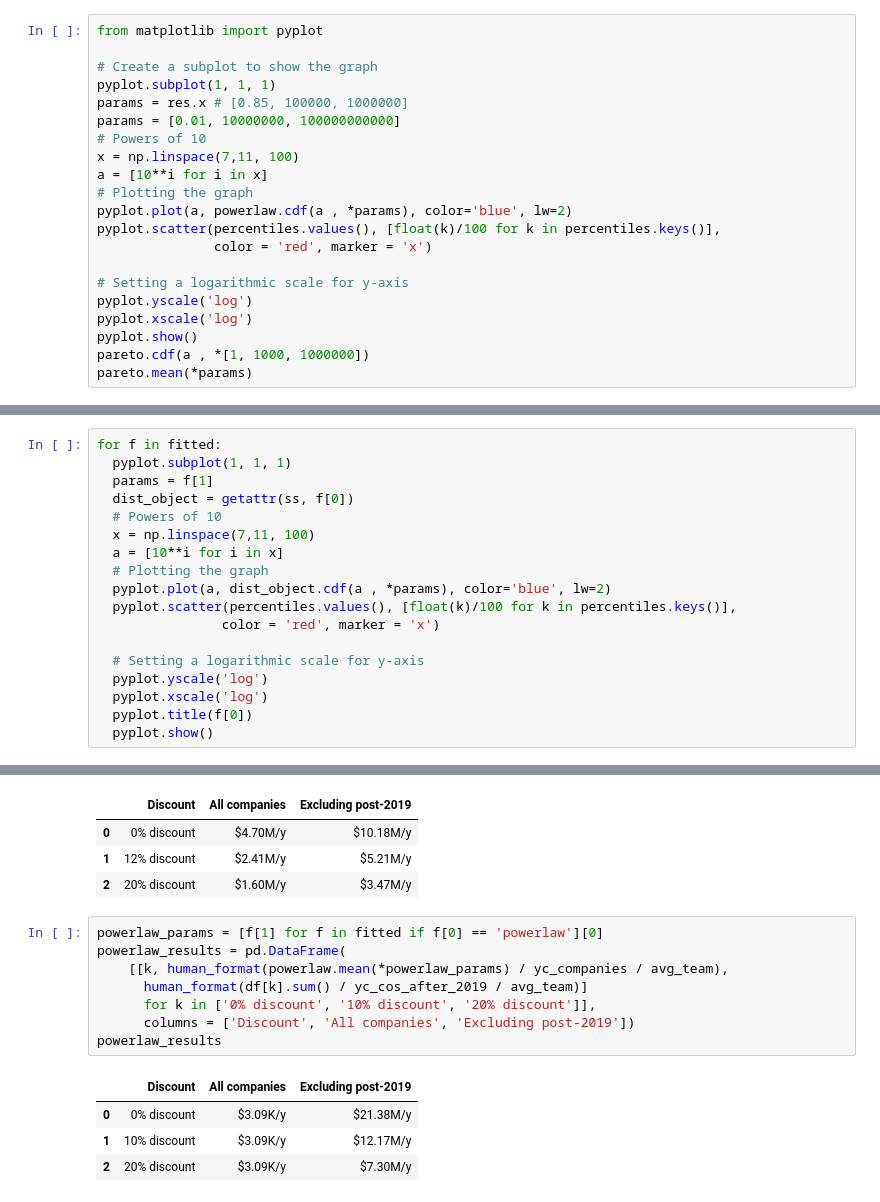
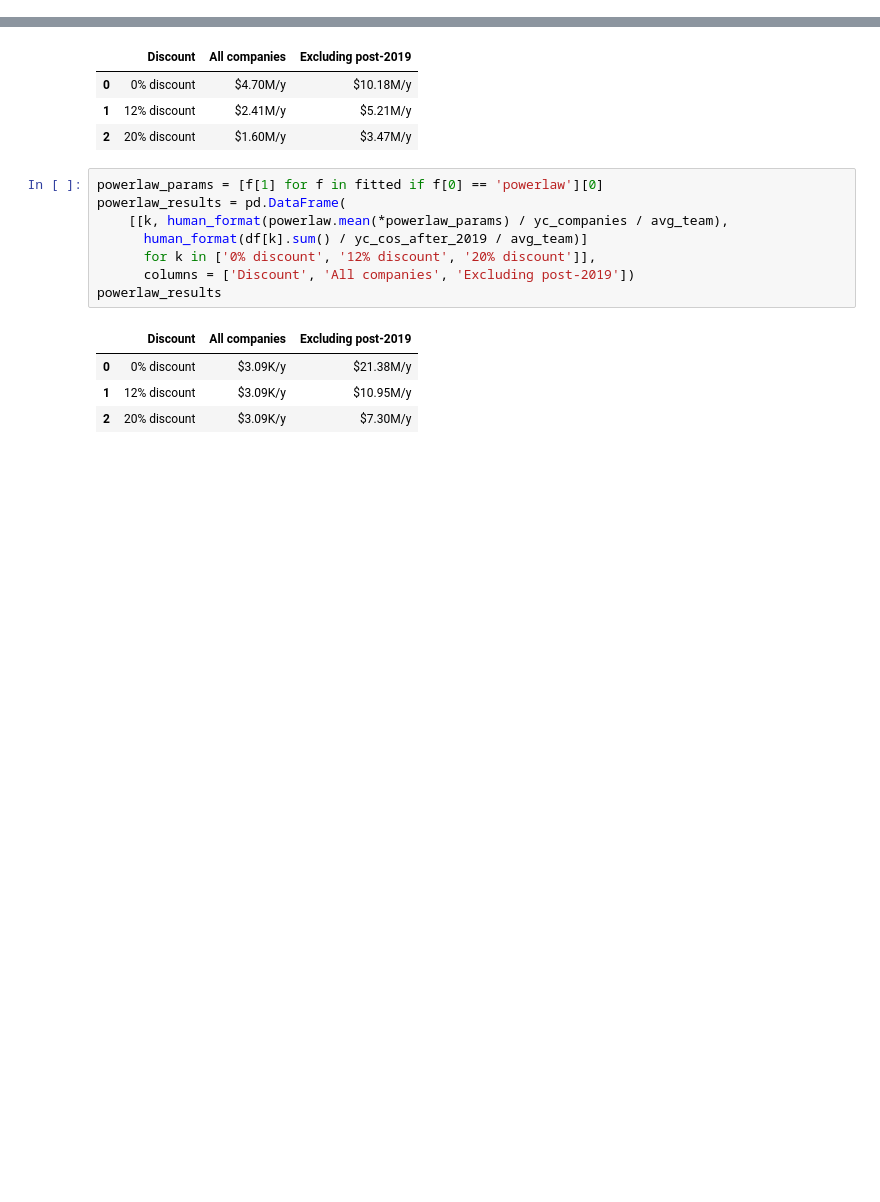
Before and after one commit to Xodarap/notebooks, a Jupyter notebook: ycombinator valuation.ipynb, the cells around one changed output, grey strips where cells are left out. Saved outputs shown, nothing was run; the diff lists cells and outputs as text; blank space fills up the shorter version.

```diff
--- a/ycombinator valuation.ipynb
+++ b/ycombinator valuation.ipynb
@@ -236,21 +126,0 @@ pyplot.show()
-# %%
-from matplotlib import pyplot
-
-# Create a subplot to show the graph
-pyplot.subplot(1, 1, 1)
-params = res.x # [0.85, 100000, 1000000]
-params = [0.01, 10000000, 100000000000]
-# Powers of 10
-x = np.linspace(7,11, 100)
-a = [10**i for i in x]
-# Plotting the graph
-pyplot.plot(a, powerlaw.cdf(a , *params), color='blue', lw=2)
-pyplot.scatter(percentiles.values(), [float(k)/100 for k in percentiles.keys()],
-               color = 'red', marker = 'x')
-
-# Setting a logarithmic scale for y-axis
-pyplot.yscale('log')
-pyplot.xscale('log')
-pyplot.show()
-pareto.cdf(a , *[1, 1000, 1000000])
-pareto.mean(*params)
@@ -308,18 +126,0 @@ fitted
-# %%
-for f in fitted:
-  pyplot.subplot(1, 1, 1)
-  params = f[1]
-  dist_object = getattr(ss, f[0])
-  # Powers of 10
-  x = np.linspace(7,11, 100)
-  a = [10**i for i in x]
-  # Plotting the graph
-  pyplot.plot(a, dist_object.cdf(a , *params), color='blue', lw=2)
-  pyplot.scatter(percentiles.values(), [float(k)/100 for k in percentiles.keys()],
-                color = 'red', marker = 'x')
-
-  # Setting a logarithmic scale for y-axis
-  pyplot.yscale('log')
-  pyplot.xscale('log')
-  pyplot.title(f[0])
-  pyplot.show()
@@ -371,13 +167,13 @@ results
 # %%
 powerlaw_params = [f[1] for f in fitted if f[0] == 'powerlaw'][0]
 powerlaw_results = pd.DataFrame(
     [[k, human_format(powerlaw.mean(*powerlaw_params) / yc_companies / avg_team),
       human_format(df[k].sum() / yc_cos_after_2019 / avg_team)]
-      for k in ['0% discount', '10% discount', '20% discount']],
+      for k in ['0% discount', '12% discount', '20% discount']],
       columns = ['Discount', 'All companies', 'Excluding post-2019'])
 powerlaw_results
 # %% [output]
 |  | Discount | All companies | Excluding post-2019 |
 | 0 | 0% discount | $3.09K/y | $21.38M/y |
-| 1 | 10% discount | $3.09K/y | $12.17M/y |
+| 1 | 12% discount | $3.09K/y | $10.95M/y |
 | 2 | 20% discount | $3.09K/y | $7.30M/y |
```
Also changed, not shown: parts of 12 cells of this notebook.
